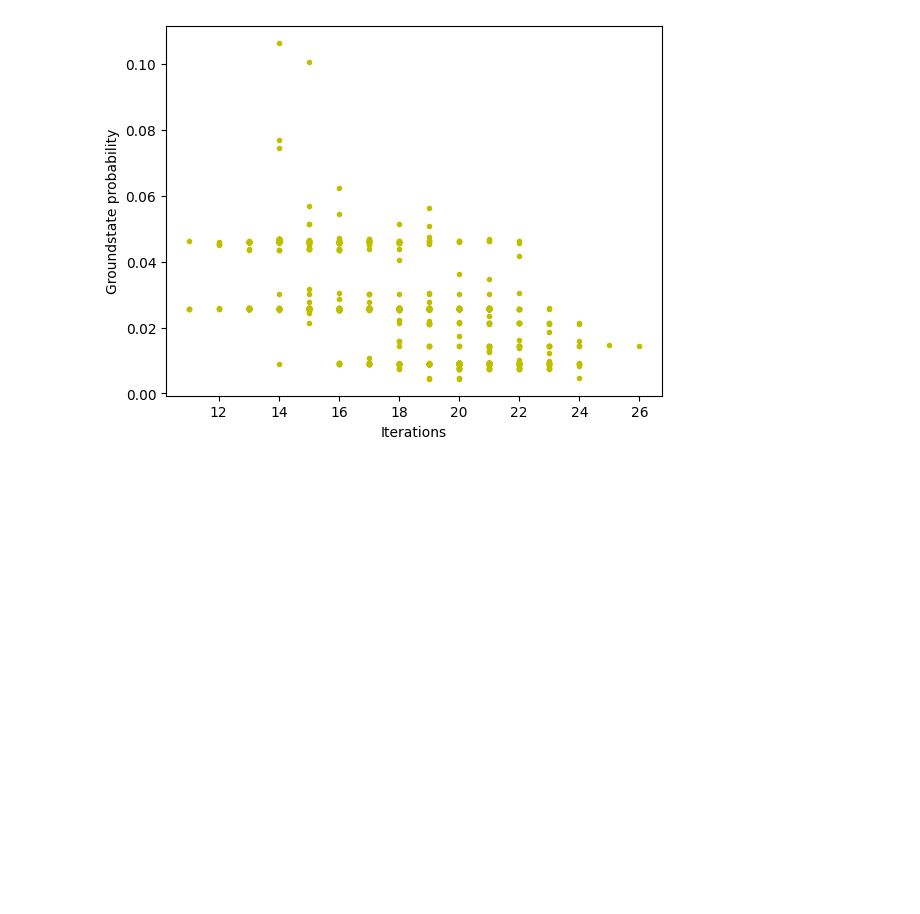
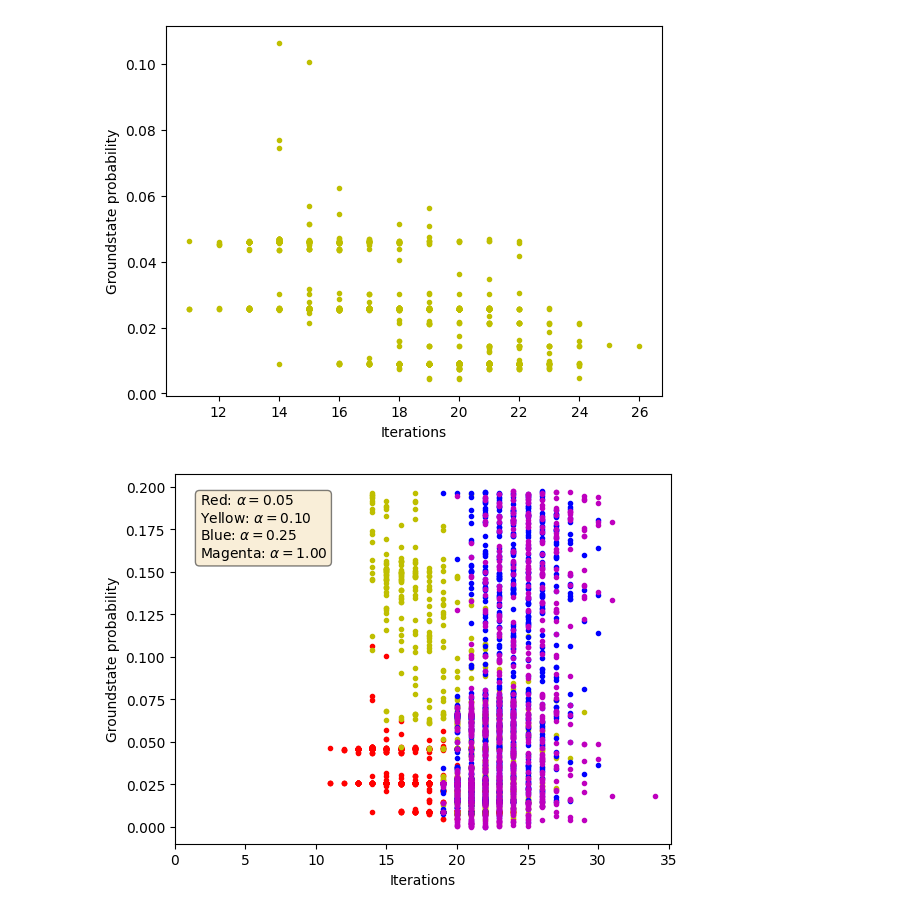
Before and after one commit to jacobljungberg/Testing_CVaR_on_QAOA, a Jupyter notebook: examples/Data_analysis.ipynb, the cells around one changed output. Drawn from its saved outputs; the diff is of its cells as text; code cells hidden in the pictures; blank space fills up the shorter version.

Commit message:
plot för olika alphan i samma graf och börjat på medelvärdesplot

```diff
--- a/examples/Data_analysis.ipynb
+++ b/examples/Data_analysis.ipynb
@@ -18,6 +18,11 @@ alpha005_samp32_inparams_1_1_df = pd.read_csv('pettson_data_test/HPPH/2X2/sekven
 alpha010_samp32_inparams_1_1_df = pd.read_csv('pettson_data_test/HPPH/2X2/sekvens: HPPH, gridsize: 2X2, p: 1, alpha: 0.1, Optimizer: COBYLA, tol: 0.001, initial parameters: [[1] [1]], samples: 32, number of tests: 1000.csv')
 alpha025_samp32_inparams_1_1_df = pd.read_csv('pettson_data_test/HPPH/2X2/sekvens: HPPH, gridsize: 2X2, p: 1, alpha: 0.25, Optimizer: COBYLA, tol: 0.001, initial parameters: [[1] [1]], samples: 32, number of tests: 1000.csv')
 alpha100_samp32_inparams_1_1_df = pd.read_csv('pettson_data_test/HPPH/2X2/sekvens: HPPH, gridsize: 2X2, p: 1, alpha: 1.0, Optimizer: COBYLA, tol: 0.001, initial parameters: [[1] [1]], samples: 32, number of tests: 1000.csv')
+# %%
+problist_alpha005 = tofloatlists(alpha005_samp32_inparams_01_01_df)
+problist_alpha010 = tofloatlists(alpha010_samp32_inparams_01_01_df)
+problist_alpha025 = tofloatlists(alpha025_samp32_inparams_01_01_df)
+problist_alpha100 = tofloatlists(alpha100_samp32_inparams_01_01_df)
 # %%
 print(alpha100_samp32_inparams_01_01_df["Ground state probability"])
 #varje rad i dessa filer bör vara list eller array men är nu string. behöver ändras innan
@@ -59,0 +81,38 @@ plt.show()
+# %%
+# Gör koden så att varje alpha plottas med olika färger
+
+#plot-delen -- plotta varje alpha med en annan färg
+fig, ax = plt.subplots()
+for prob_vector in problist_alpha005:
+    ax.plot(len(prob_vector), prob_vector[-1], 'r.', linewidth=1)
+
+for prob_vector in problist_alpha010:
+    ax.plot(len(prob_vector), prob_vector[-1], 'y.', linewidth=1)
+
+for prob_vector in problist_alpha025:
+    ax.plot(len(prob_vector), prob_vector[-1], 'b.', linewidth=1)
+
+for prob_vector in problist_alpha100:
+    ax.plot(len(prob_vector), prob_vector[-1], 'm.', linewidth=1)
+
+plt.xlabel('Iterations')
+plt.ylabel('Groundstate probability')
+
+ax.set_xlim(0)
+
+textstr = '\n'.join((
+    r'Red: $\alpha=%.2f$' % 0.05,
+    r'Yellow: $\alpha=%.2f$' % 0.10,
+    r'Blue: $\alpha=%.2f$' % 0.25,
+    r'Magenta: $\alpha=%.2f$' % 1))
+
+props = dict(boxstyle='round', facecolor='wheat', alpha=0.5)
+ax.text(0.05, 0.95, textstr,
+        verticalalignment='top', horizontalalignment='left',
+        transform=ax.transAxes,
+        color='black', fontsize=10, bbox=props)
+
+
+plt.show()
+# %% [output]
+[figure, added]
```
Also changed, not shown: parts of 5 cells of this notebook.
